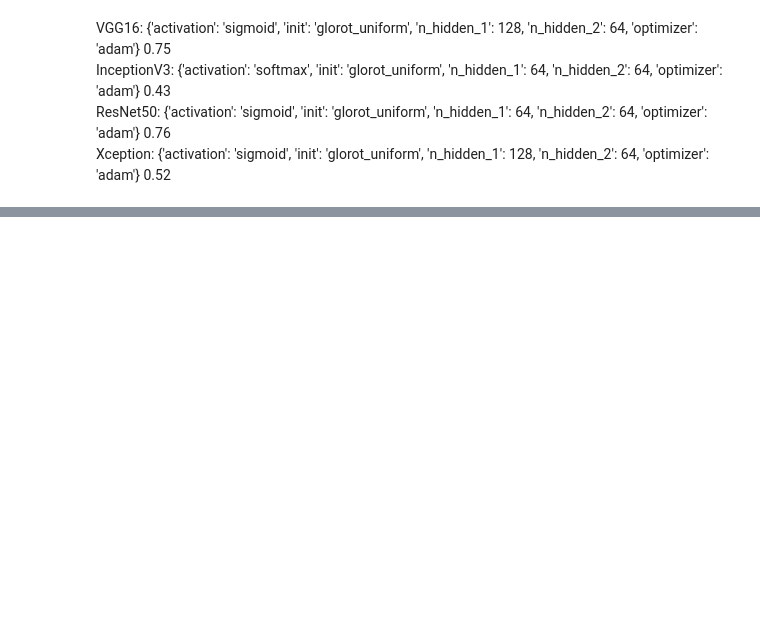
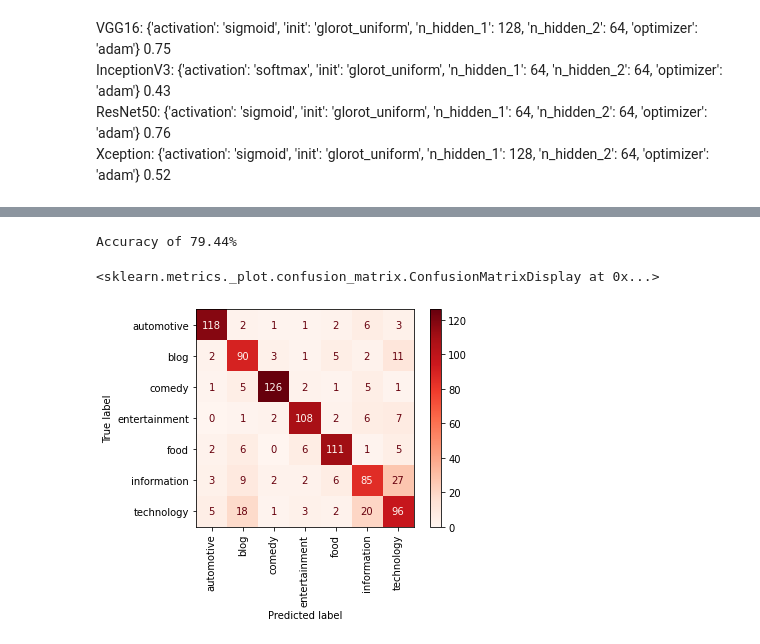
Before and after one commit to DominikHahn1407/VisualAnalytics, a Jupyter notebook: data_preparation_v2.ipynb, the cells around one changed output, grey strips where cells are left out. Drawn from its saved outputs; the diff is of its cells as text; code cells hidden in the pictures; blank space fills up the shorter version.

```diff
--- a/data_preparation_v2.ipynb
+++ b/data_preparation_v2.ipynb
@@ -474,0 +577,21 @@ Xception: {'activation': 'sigmoid', 'init': 'glorot_uniform', 'n_hidden_1': 128,
+# %%
+classification_head = model_vgg_16.output
+classification_head = Flatten()(classification_head)
+classification_head = Dense(128, activation="relu")(classification_head)
+classification_head = BatchNormalization()(classification_head)
+classification_head = Dropout(dropout)(classification_head)
+classification_head = Dense(64, activation="relu")(classification_head)
+classification_head = BatchNormalization()(classification_head)
+classification_head = Dropout(dropout)(classification_head)
+classification_head = Dense(len(le.classes_), activation="sigmoid")(classification_head)
+
+xai_model = Model(inputs=model_vgg_16.input, outputs=classification_head)
+
+xai_model.compile(optimizer=Adam(learning_rate=learning_rate), loss="categorical_crossentropy", metrics=["accuracy"])
+# %%
+xai_history = xai_model.fit(
+    train_generator,
+    epochs=epochs,
+    validation_data=val_generator,
+    callbacks=[early_stop, reduce_lr]
+)
@@ -474,0 +697,12 @@ Xception: {'activation': 'sigmoid', 'init': 'glorot_uniform', 'n_hidden_1': 128,
+# %%
+pred = xai_model.predict(test_generator)
+predictions = np.argmax(pred, axis=1)
+cm = confusion_matrix(np.argmax(y_test, axis=1), predictions)
+acc = accuracy_score(np.argmax(y_test, axis=1), predictions)
+print(f"Accuracy of {round(acc*100,2)}%")
+cm_display = ConfusionMatrixDisplay(cm, display_labels=le.classes_)
+cm_display.plot(cmap="Reds", xticks_rotation=90)
+# %% [output]
+Accuracy of 79.44%
+<sklearn.metrics._plot.confusion_matrix.ConfusionMatrixDisplay at 0x...>
+[figure, added]
```
Also changed, not shown: parts of 24 cells of this notebook, 1 other file.
